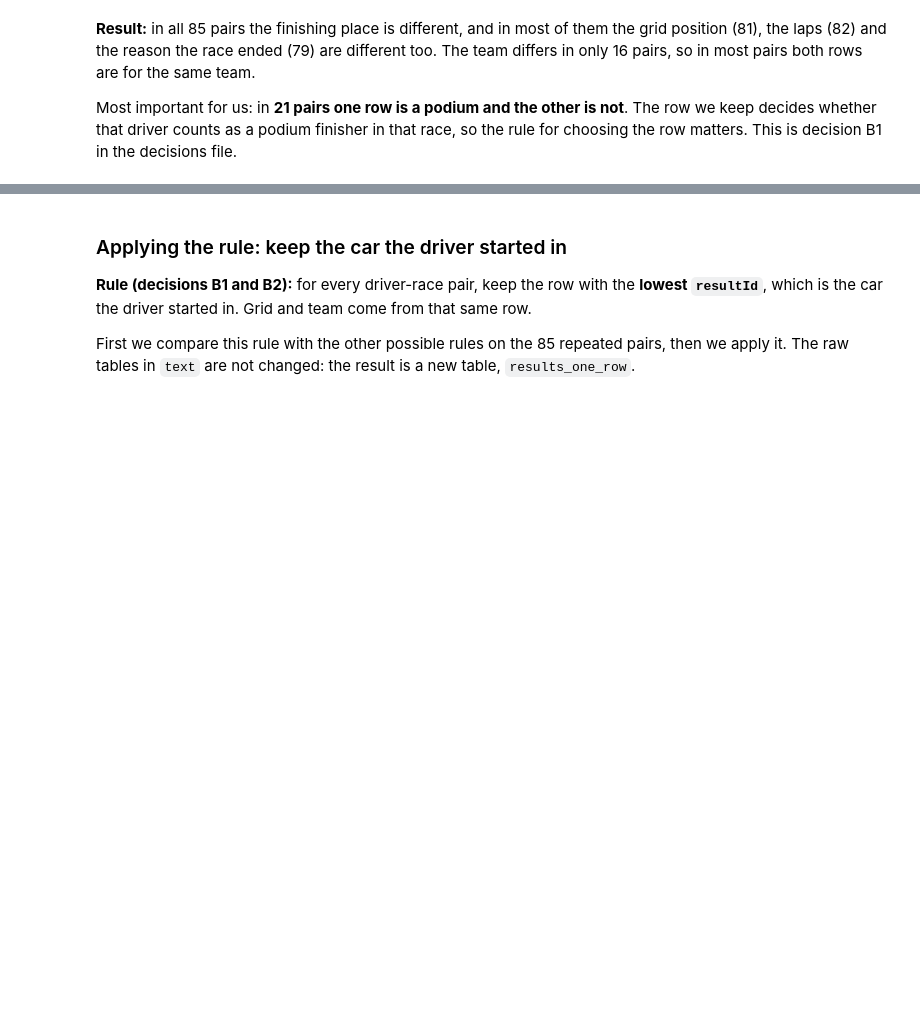
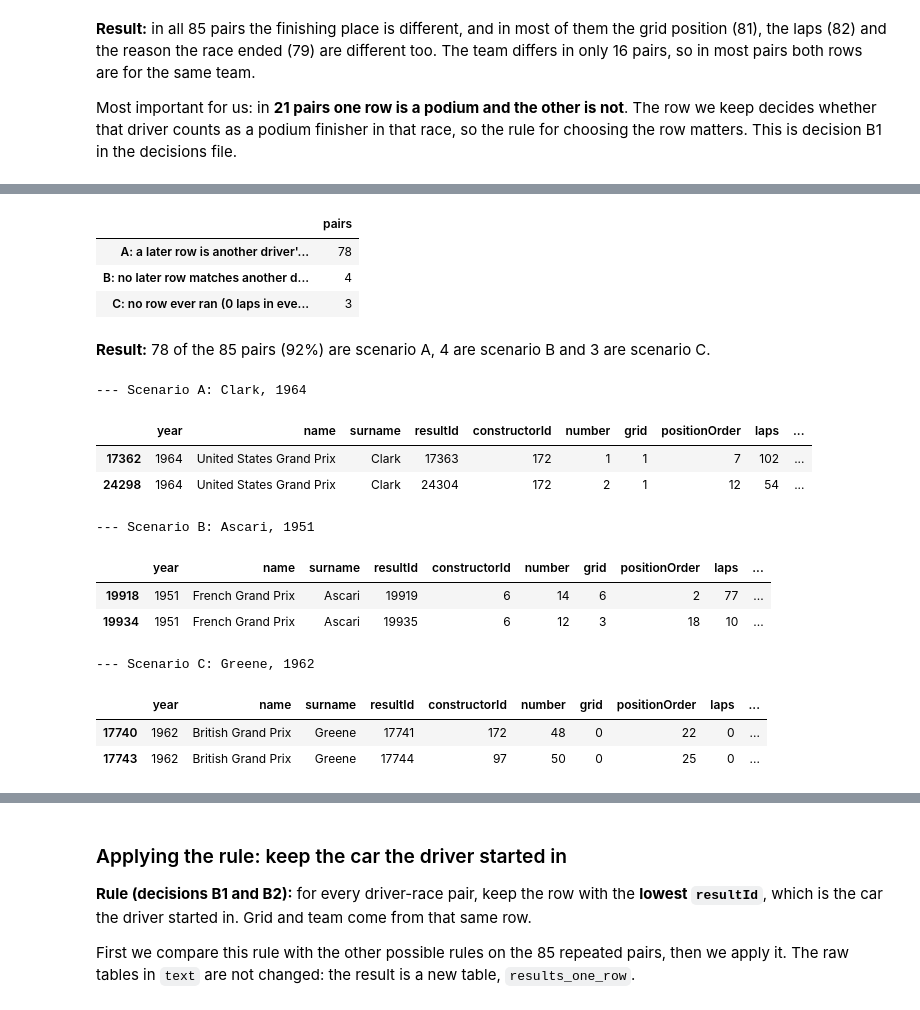
Before and after one commit to esralsayed/ACL-milestone1, a Jupyter notebook: F1_podium_prediction.ipynb, the cells around one changed output, grey strips where cells are left out. Saved outputs shown, nothing was run; the diff lists cells and outputs as text; code cells hidden in the pictures; blank space fills up the shorter version.

```diff
--- a/F1_podium_prediction.ipynb
+++ b/F1_podium_prediction.ipynb
@@ -1025,0 +1032,24 @@ Most important for us: in **21 pairs one row is a podium and the other is not**.
+# %%
+# Facts about every repeated pair
+others = info[["raceId", "driverId", "grid", "positionOrder"]].rename(columns={"driverId": "other_driver"})
+match_ids = (repeated.merge(others, on=["raceId", "grid", "positionOrder"])
+                     .query("driverId != other_driver")["resultId"].unique())
+rep = repeated.assign(matches_other_driver=repeated["resultId"].isin(match_ids))
+
+def facts(rows):
+    rows = rows.sort_values("resultId")
+    return pd.Series({
+        "1. any row ran (laps > 0)":               bool((rows["laps"] > 0).any()),
+        "2. first row matches another driver":     bool(rows["matches_other_driver"].iloc[0]),
+        "3. a later row matches another driver":   bool(rows["matches_other_driver"].iloc[1:].any()),
+    })
+
+pair_facts = rep.groupby(["raceId", "driverId"]).apply(facts, include_groups=False)
+
+# Two more facts that hold for the pairs
+pairs = rep.groupby(["raceId", "driverId"])
+print("pairs where the finishing place differs between the rows:", int((pairs["positionOrder"].nunique() > 1).sum()), "of", pairs.ngroups)
+print("pairs where the car number differs between the rows:", int((pairs["number"].nunique() > 1).sum()), "of", pairs.ngroups)
+
+# How many pairs have each combination of answers? (only combinations that occur are listed)
+pair_facts.value_counts().rename("pairs").to_frame()
@@ -1025,0 +1081,40 @@ Most important for us: in **21 pairs one row is a podium and the other is not**.
+# %%
+# Name each repeated pair with its scenario (rep and its matches_other_driver column come from the cell above)
+def scenario(rows):
+    rows = rows.sort_values("resultId")
+    if (rows["laps"] == 0).all():
+        return "C: no row ever ran (0 laps in every row)"
+    if rows["matches_other_driver"].iloc[1:].any():
+        return "A: a later row is another driver's car result"
+    return "B: no later row matches another driver, at least one row ran"
+
+scenarios = rep.groupby(["raceId", "driverId"]).apply(scenario, include_groups=False)
+scenarios.value_counts().sort_index().rename("pairs").to_frame()
+# %% [output]
+|  | pairs |
+| A: a later row is another driver'... | 78 |
+| B: no later row matches another d... | 4 |
+| C: no row ever ran (0 laps in eve... | 3 |
+# %% [markdown]
+**Result:** 78 of the 85 pairs (92%) are scenario A, 4 are scenario B and 3 are scenario C.
+# %%
+# One example of each scenario (all rows of the pair, in resultId order)
+columns = ["year", "name", "surname", "resultId", "constructorId", "number", "grid", "positionOrder", "laps", "status_text"]
+examples = [("A", "Clark", 1964), ("B", "Ascari", 1951), ("C", "Greene", 1962)]
+for label, surname, year in examples:
+    rows = rep[(rep["surname"] == surname) & (rep["year"] == year)].sort_values("resultId")
+    print(f"--- Scenario {label}: {surname}, {year}")
+    display(rows[columns + ["matches_other_driver"]])
+# %% [output]
+--- Scenario A: Clark, 1964
+|  | year | name | surname | resultId | constructorId | number | grid | positionOrder | laps | ... |
+| 17362 | 1964 | United States Grand Prix | Clark | 17363 | 172 | 1 | 1 | 7 | 102 | ... |
+| 24298 | 1964 | United States Grand Prix | Clark | 24304 | 172 | 2 | 1 | 12 | 54 | ... |
+--- Scenario B: Ascari, 1951
+|  | year | name | surname | resultId | constructorId | number | grid | positionOrder | laps | ... |
+| 19918 | 1951 | French Grand Prix | Ascari | 19919 | 6 | 14 | 6 | 2 | 77 | ... |
+| 19934 | 1951 | French Grand Prix | Ascari | 19935 | 6 | 12 | 3 | 18 | 10 | ... |
+--- Scenario C: Greene, 1962
+|  | year | name | surname | resultId | constructorId | number | grid | positionOrder | laps | ... |
+| 17740 | 1962 | British Grand Prix | Greene | 17741 | 172 | 48 | 0 | 22 | 0 | ... |
+| 17743 | 1962 | British Grand Prix | Greene | 17744 | 97 | 50 | 0 | 25 | 0 | ... |
```
Also changed, not shown: parts of 52 cells of this notebook, 1 other file.
